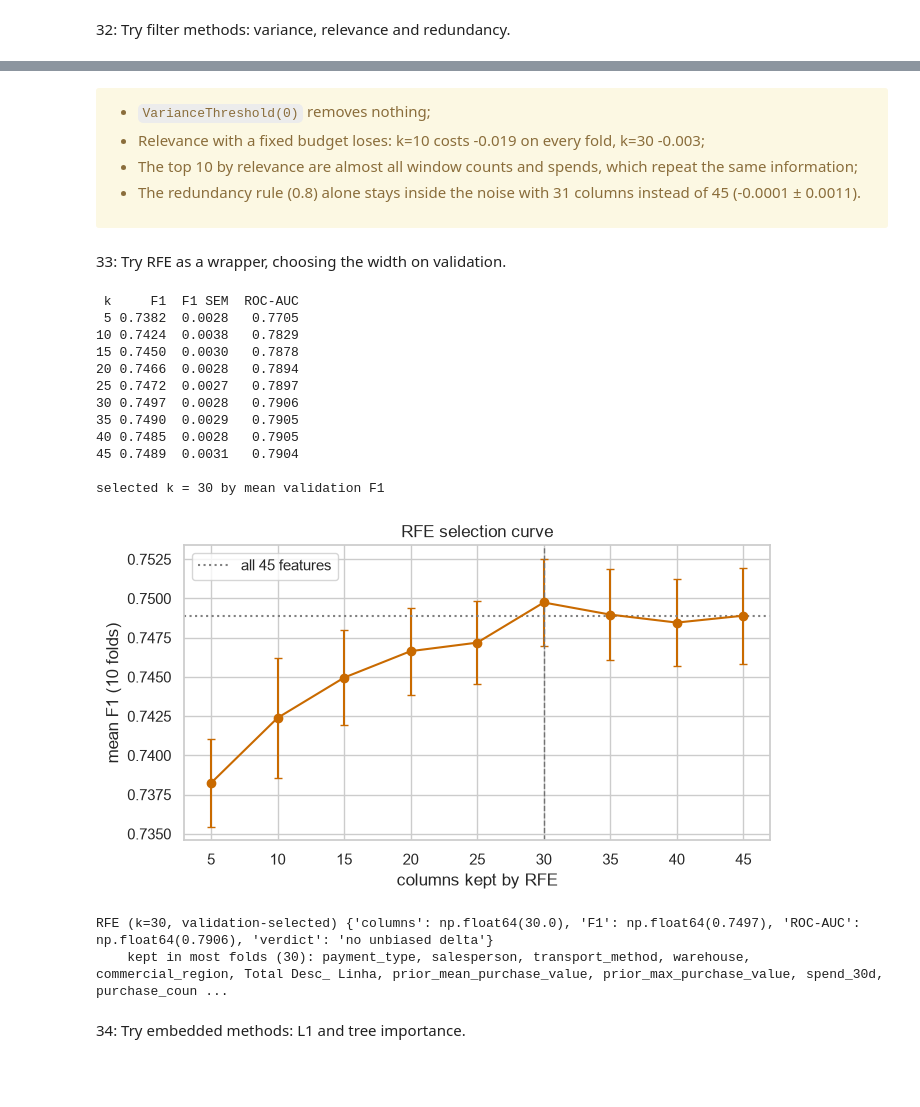
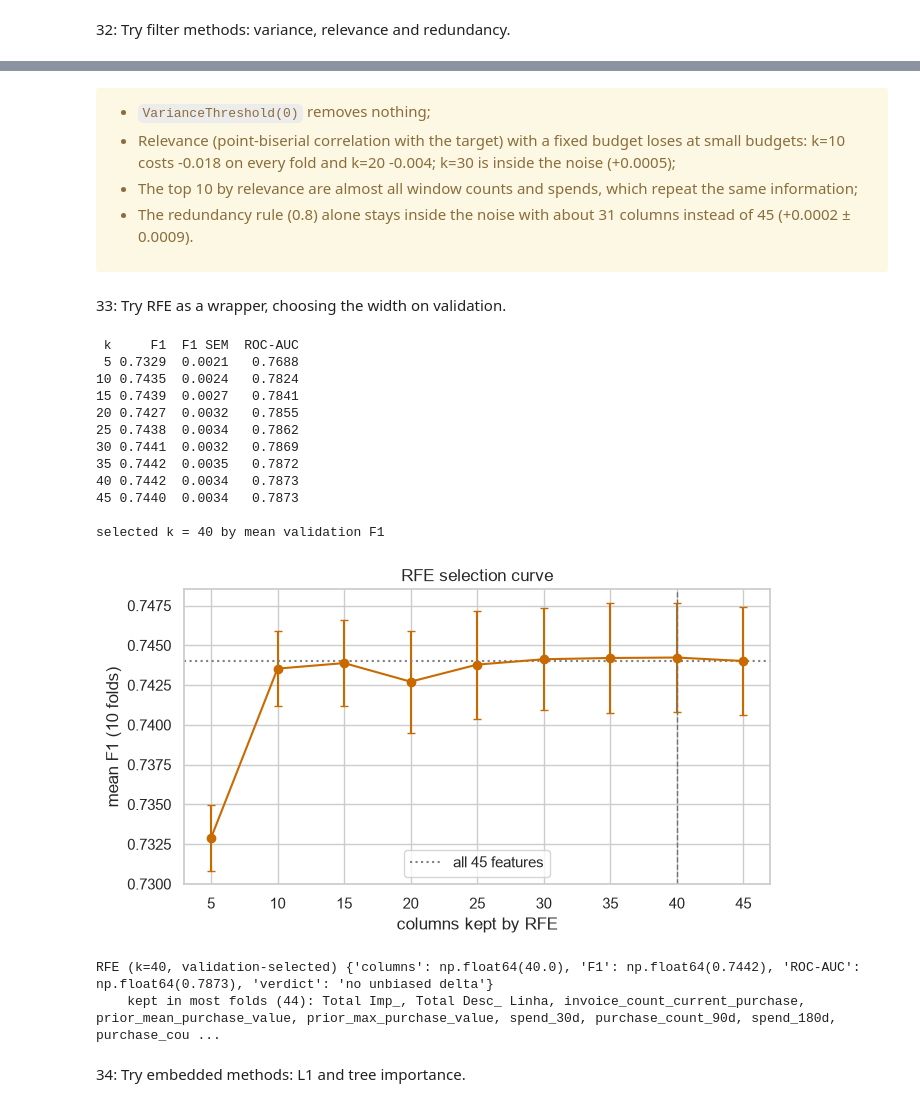
Before and after one commit to jfmenezes/Projeto-Machine-Learning, a Jupyter notebook: Notebook/Homework_Group34.ipynb, the cells around one changed output, grey strips where cells are left out. Saved outputs shown, nothing was run; the diff lists cells and outputs as text; code cells hidden in the pictures; blank space fills up the shorter version.

```diff
--- a/Notebook/EDA_PP_FS_Group_34_JC.ipynb
+++ b/Notebook/Homework_Group34.ipynb
@@ -882,13 +1050,13 @@ SCORING = ["f1", "roc_auc", "balanced_accuracy"]
 def evaluate(recipe, model=None, frame=None):
     frame = X if frame is None else frame
     model = LogisticRegression(max_iter=1000) if model is None else model
-    run = cross_validate(PreparedEstimator(FoldPreprocessor(recipe), model),
+    run = cross_validate(prepared(recipe, model),
                          frame, y, cv=folds, scoring=SCORING, return_estimator=True)
     return pd.DataFrame({
         "F1": run["test_f1"],
         "ROC-AUC": run["test_roc_auc"],
         "bal. acc.": run["test_balanced_accuracy"],
-        "columns": [len(fitted.preprocessor_.get_feature_names_out())
+        "columns": [len(fitted.named_steps["prep"].get_feature_names_out())
                     for fitted in run["estimator"]],
     })
 
@@ -1122,21 +1291,13 @@ clientes: customer_since_year  -0.0012  0.0010  3/10  inside the noise  +0.0013
 # %%
-from sklearn.tree import DecisionTreeClassifier
-
 all_extra = {key: sum((extra[key] for extra in candidates.values()), [])
              for key in ["numeric", "categorical", "log1p"]}
 recipe_full, X_full = extended(all_extra)
 
-tree = DecisionTreeClassifier(max_depth=5, min_samples_leaf=25, random_state=RANDOM_STATE)
-together = {
-    "logistic regression": (evaluate(recipe_full, frame=X_full), reference),
-    "decision tree": (evaluate(recipe_full, model=tree, frame=X_full),
-                      evaluate(recipe, model=tree)),
-}
-for name, (with_all, without) in together.items():
-    result = paired_delta(with_all["F1"], without["F1"])
-    print(f"{name:20s} F1 {without['F1'].mean():.4f} -> {with_all['F1'].mean():.4f}"
-          f"  dF1 {result['dF1']:+.4f} +- {result['SEM']:.4f}, better on {result['wins']}"
-          f" -> {result['verdict'].upper()}"
-          f"  | dAUC {(with_all['ROC-AUC'] - without['ROC-AUC']).mean():+.4f}")
+with_all = evaluate(recipe_full, frame=X_full)
+result = paired_delta(with_all["F1"], reference["F1"])
+print(f"F1 {reference['F1'].mean():.4f} -> {with_all['F1'].mean():.4f}"
+      f"  dF1 {result['dF1']:+.4f} +- {result['SEM']:.4f}, better on {result['wins']}"
+      f" -> {result['verdict'].upper()}"
+      f"  | dAUC {(with_all['ROC-AUC'] - reference['ROC-AUC']).mean():+.4f}")
 print(f"\ncolumns: {X.shape[1]} source columns before, {X_full.shape[1]} with the candidates")
 # %% [output]
@@ -1165,15 +1324,15 @@ from collections import Counter
 def selection_run(strategy, model=None):
     model = LogisticRegression(max_iter=1000) if model is None else model
     run = cross_validate(
-        PreparedEstimator(FoldPreprocessor({**recipe_full, "strategy": strategy}), model),
+        prepared({**recipe_full, "strategy": strategy}, model),
         X_full, y, cv=folds, scoring=SCORING, return_estimator=True)
-    kept = [list(fitted.preprocessor_.get_feature_names_out()) for fitted in run["estimator"]]
+    kept = [list(fitted.named_steps["prep"].get_feature_names_out()) for fitted in run["estimator"]]
     return pd.DataFrame({"F1": run["test_f1"], "ROC-AUC": run["test_roc_auc"],
                          "bal. acc.": run["test_balanced_accuracy"],
                          "n": [len(columns) for columns in kept], "kept": kept})
 
 def one_stage(selector):
-    return {"kind": "sequence", "stages": [{"stage": "only", "selector": selector}]}
+    return selector
 
 board, results = {}, {}
 
@@ -1197,9 +1356,9 @@ all features {'columns': np.float64(45.0), 'F1': np.float64(0.7489), 'ROC-AUC':
 # %% [markdown]
 32: Try filter methods: variance, relevance and redundancy.
 # %%
-report("VarianceThreshold(0)", selection_run(one_stage("VarianceThreshold(threshold=0.0)")))
+report("VarianceThreshold(0)", selection_run(one_stage(VarianceThreshold(threshold=0.0))))
 for k in (10, 20, 30):
     report(f"relevance k={k}",
-           selection_run(one_stage(f"CorrelationFilter(k={k}, redundancy=None)")))
-report("redundancy 0.8", selection_run(one_stage("CorrelationFilter(k=None, redundancy=0.8)")))
+           selection_run(one_stage(CorrelationFilter(k=k, redundancy=None))))
+report("redundancy 0.8", selection_run(one_stage(CorrelationFilter(k=None, redundancy=0.8))))
 # %% [output]
@@ -1221,9 +1380,9 @@ redundancy 0.8 {'columns': np.float64(31.0), 'F1': np.float64(0.7488), 'ROC-AUC'
 <div class="alert alert-block alert-warning">
 
 - `VarianceThreshold(0)` removes nothing;
-- Relevance with a fixed budget loses: k=10 costs -0.019 on every fold, k=30 -0.003;
+- Relevance (point-biserial correlation with the target) with a fixed budget loses at small budgets: k=10 costs -0.018 on every fold and k=20 -0.004; k=30 is inside the noise (+0.0005);
 - The top 10 by relevance are almost all window counts and spends, which repeat the same information;
-- The redundancy rule (0.8) alone stays inside the noise with 31 columns instead of 45 (-0.0001 ± 0.0011).
+- The redundancy rule (0.8) alone stays inside the noise with about 31 columns instead of 45 (+0.0002 ± 0.0009).
 
 </div>
 # %% [markdown]
@@ -1231,45 +1390,45 @@ redundancy 0.8 {'columns': np.float64(31.0), 'F1': np.float64(0.7488), 'ROC-AUC'
 # %%
 widths = list(range(5, 46, 5))
 rfe_runs = {k: selection_run(one_stage(
-                f"RFE(estimator=LogisticRegression(max_iter=1000), n_features_to_select={k})"))
+                RFE(estimator=LogisticRegression(max_iter=1000), n_features_to_select=k)))
             for k in widths}
 
 rfe_curve = pd.DataFrame({"k": widths,
                           "F1": [rfe_runs[k]["F1"].mean() for k in widths],
                           "F1 SEM": [rfe_runs[k]["F1"].sem() for k in widths],
                           "ROC-AUC": [rfe_runs[k]["ROC-AUC"].mean() for k in widths]})
 chosen_k = int(rfe_curve.loc[rfe_curve["F1"] == rfe_curve["F1"].max(), "k"].min())
 print(rfe_curve.round(4).to_string(index=False))
 print(f"\nselected k = {chosen_k} by mean validation F1")
 
 fig, ax = plt.subplots(figsize=(7, 4))
 ax.errorbar(rfe_curve["k"], rfe_curve["F1"], yerr=rfe_curve["F1 SEM"],
             marker="o", capsize=3, color=PLOT_ORANGE)
 ax.axhline(results["all features"]["F1"], color="grey", linestyle=":", label="all 45 features")
 ax.axvline(chosen_k, color="0.45", linestyle="--", linewidth=1)
 ax.set(xlabel="columns kept by RFE", ylabel="mean F1 (10 folds)", title="RFE selection curve")
 ax.legend()
 plt.tight_layout()
 plt.show()
 
 report(f"RFE (k={chosen_k}, validation-selected)", rfe_runs[chosen_k],
        verdict="no unbiased delta")
 # %% [output]
  k     F1  F1 SEM  ROC-AUC
- 5 0.7382  0.0028   0.7705
-10 0.7424  0.0038   0.7829
-15 0.7450  0.0030   0.7878
-20 0.7466  0.0028   0.7894
-25 0.7472  0.0027   0.7897
-30 0.7497  0.0028   0.7906
-35 0.7490  0.0029   0.7905
-40 0.7485  0.0028   0.7905
-45 0.7489  0.0031   0.7904
+ 5 0.7329  0.0021   0.7688
+10 0.7435  0.0024   0.7824
+15 0.7439  0.0027   0.7841
+20 0.7427  0.0032   0.7855
+25 0.7438  0.0034   0.7862
+30 0.7441  0.0032   0.7869
+35 0.7442  0.0035   0.7872
+40 0.7442  0.0034   0.7873
+45 0.7440  0.0034   0.7873
 
-selected k = 30 by mean validation F1
+selected k = 40 by mean validation F1
-[figure, old version]
+[figure, new version]
-RFE (k=30, validation-selected) {'columns': np.float64(30.0), 'F1': np.float64(0.7497), 'ROC-AUC': np.float64(0.7906), 'verdict': 'no unbiased delta'}
-    kept in most folds (30): payment_type, salesperson, transport_method, warehouse, commercial_region, Total Desc_ Linha, prior_mean_purchase_value, prior_max_purchase_value, spend_30d, purchase_coun ...
+RFE (k=40, validation-selected) {'columns': np.float64(40.0), 'F1': np.float64(0.7442), 'ROC-AUC': np.float64(0.7873), 'verdict': 'no unbiased delta'}
+    kept in most folds (44): Total Imp_, Total Desc_ Linha, invoice_count_current_purchase, prior_mean_purchase_value, prior_max_purchase_value, spend_30d, purchase_count_90d, spend_180d, purchase_cou ...
 # %% [markdown]
 34: Try embedded methods: L1 and tree importance.
 # %%
```
Also changed, not shown: parts of 56 cells of this notebook, 13 other files.
